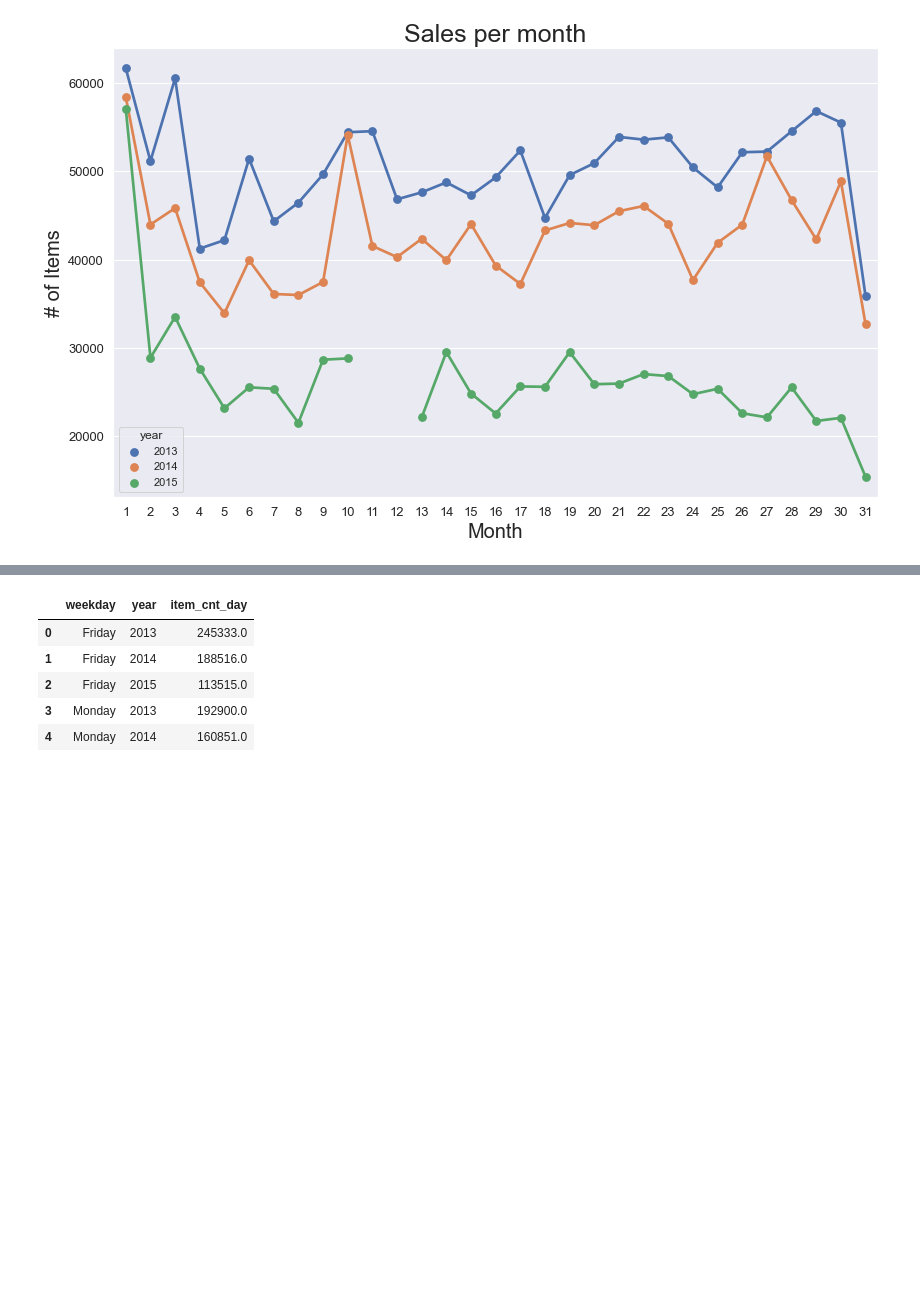
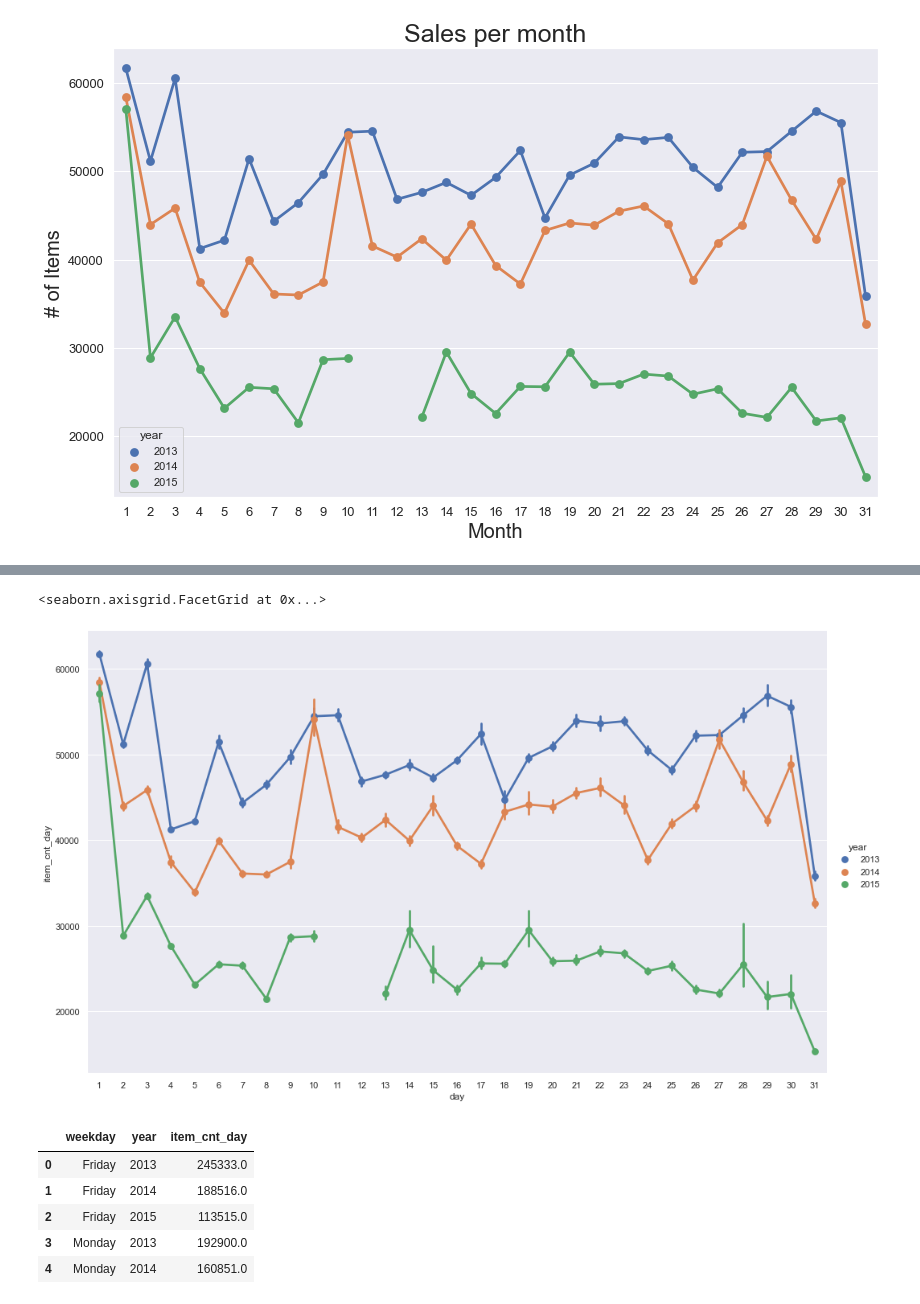
Before and after one commit to SabeehRaza-DS/FutureSales_Project, a Jupyter notebook: sales_prediction.ipynb, the cells around one changed output, grey strips where cells are left out. Saved outputs shown, nothing was run; the diff lists cells and outputs as text; code cells hidden in the pictures; blank space fills up the shorter version.

```diff
--- a/sales_prediction.ipynb
+++ b/sales_prediction.ipynb
@@ -485,3 +500,11 @@ plt.tick_params(labelsize=13)
+# %%
+# month_sale = df_tr_data.groupby(['month', 'year'])['item_cnt_day'].sum()
+sns.catplot(x='day', y='item_cnt_day', hue='year', data=df_tr_data, estimator=sum, kind='point', height=8.27, aspect=13.7/8.27)
+
+#sns.pointplot(data=df_tr_data.groupby(['day', 'year'])['item_cnt_day'].sum().reset_index(), x='day', y='item_cnt_day', hue='year')
+# %% [output]
+<seaborn.axisgrid.FacetGrid at 0x...>
+[figure, added]
 # %%
 temp = df_tr_data.groupby(['weekday', 'year'])['item_cnt_day'].sum().reset_index()
 temp.head()
```
Also changed, not shown: parts of 12 cells of this notebook, 1 other file.
